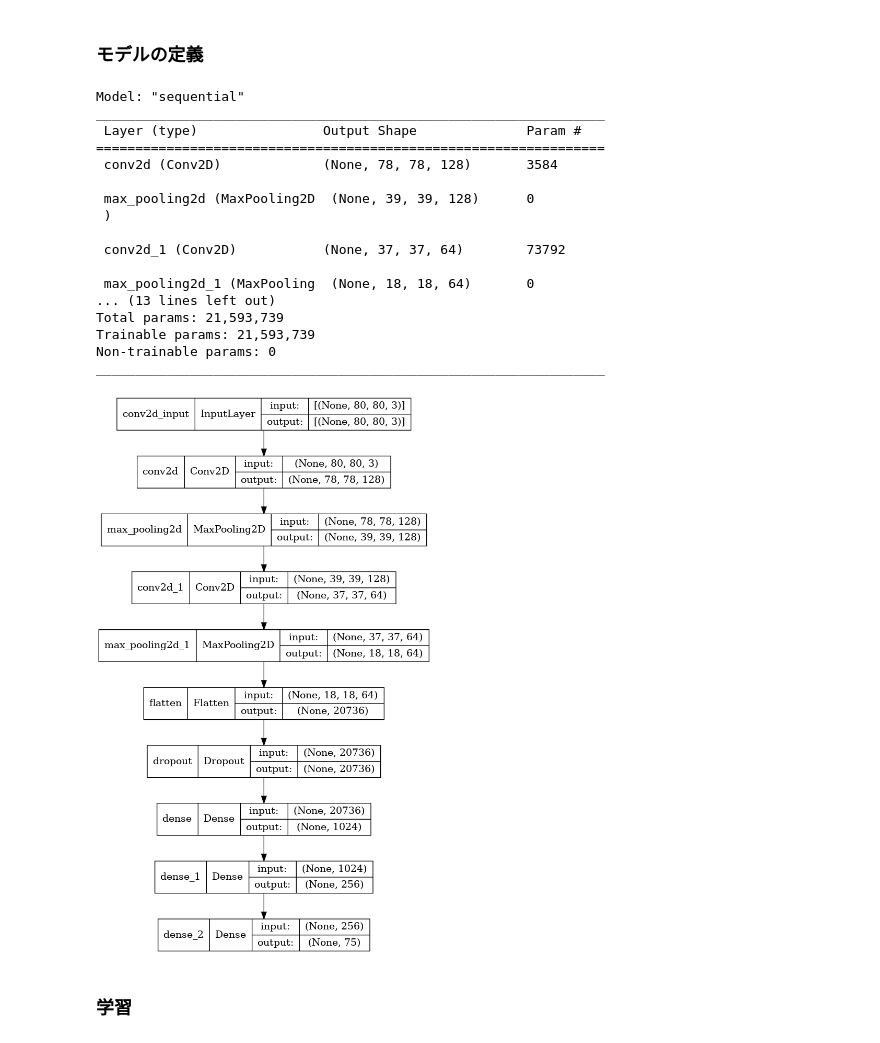
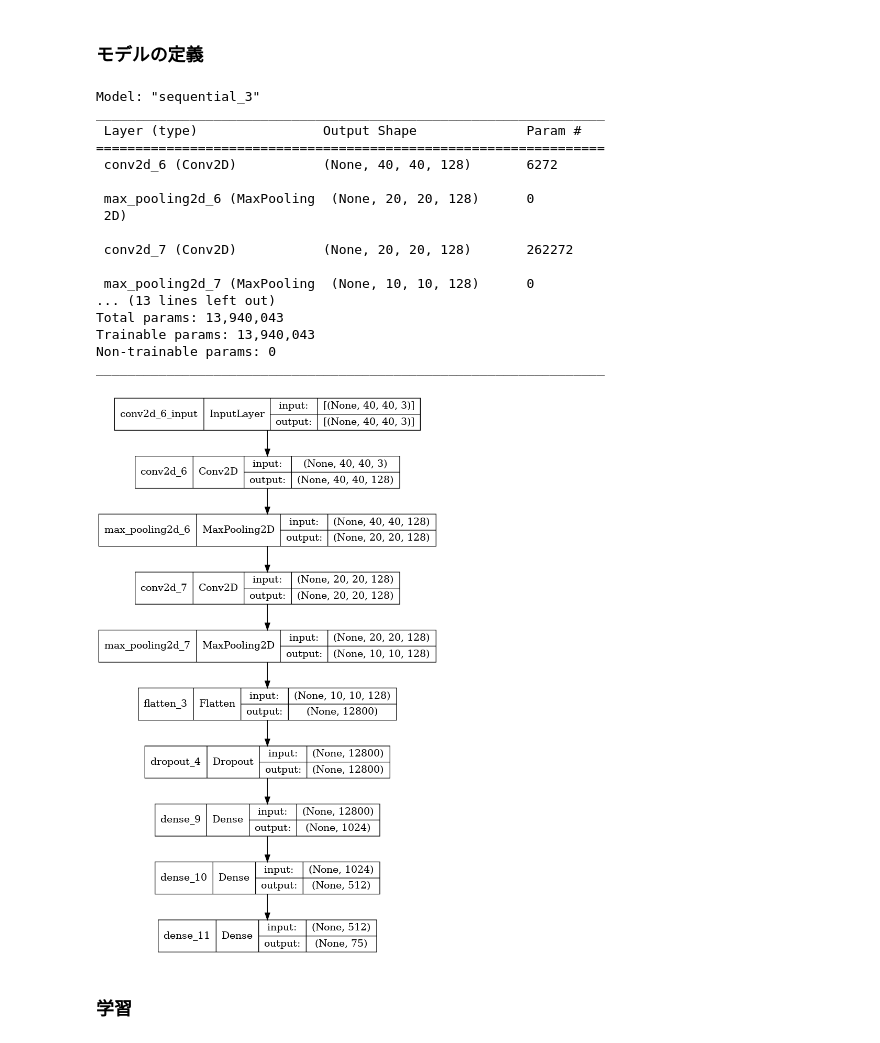
Before and after one commit to youngeek-0410/bingo-checker, a Jupyter notebook: programs/ML/machine_learning.ipynb, the cells around one changed output. Cells and saved outputs as stored; diff of their text form; code cells hidden in the pictures.

```diff
--- a/programs/ML/machine_learning.ipynb
+++ b/programs/ML/machine_learning.ipynb
@@ -18,6 +18,12 @@ import time
 import random
 import numpy as np
 import glob
+import pandas as pd
+import seaborn as sns
+from sklearn.metrics import confusion_matrix
+
+%matplotlib inline
+sns.set(style='white', context='notebook', palette='deep')
 # %% [markdown]
 ### 乱数固定
 # %%
@@ -40,14 +45,14 @@ os.environ['TF_CPP_MIN_LOG_LEVEL'] = '3'
 # %% [markdown]
 ### About dataset
 # %%
-TRAINING_DIR = "./train-dataset"
-VALIDATION_DIR = "./valid-dataset"
+TRAIN_DATA_DIR = "./train-dataset"
+VALID_DATA_DIR = "./valid-dataset"
 
 sum_train_num_files = 0
 sum_valid_num_files = 0
 for num in range(1, 76):
-    train_num_files = len(glob.glob(f'{TRAINING_DIR}/{num}/*.jpg'))
-    valid_num_files = len(glob.glob(f'{VALIDATION_DIR}/{num}/*.jpg'))
+    train_num_files = len(glob.glob(f'{TRAIN_DATA_DIR}/{num}/*.jpg'))
+    valid_num_files = len(glob.glob(f'{VALID_DATA_DIR}/{num}/*.jpg'))
     # print(f"{num}: {train_num_files}, {valid_num_files}")
     sum_train_num_files += train_num_files
     sum_valid_num_files += valid_num_files
@@ -60,8 +65,9 @@ sum: 2338, 375
 date_now = str(datetime.datetime.now().strftime('%Y%m%d-%H%M%S'))
 
 # info
+SEED = 42
 VERBOSE = 1
-IMG_SIZE = (80, 80)
+IMG_SIZE = (40, 40)
 MODEL_SAVE_DIR = f"./models/{date_now}"
 os.makedirs(MODEL_SAVE_DIR, exist_ok=True)
 
@@ -72,21 +78,19 @@ VALID_IMAGES = sum_valid_num_files
 # params
 data_generator_param = {
     "rescale": 1 / 256,  # 各ピクセルの値を0以上1以下に正規化(一般的な画像データは256階調で画素の明るさを表現しているから)
-    "rotation_range": 3,
-    "width_shift_range": 0.05,
-    "height_shift_range": 0.05,
-    "shear_range": 0.05,
+    "rotation_range": 5,
+    "width_shift_range": 0.15,
+    "height_shift_range": 0.15,
     "zoom_range": 0.05,
-    "fill_mode": "nearest",
+    "fill_mode": "constant",
+    "cval": 255,
 }
-EPOCHS = 100
+EPOCHS = 50
 TRAIN_BATCHSIZE = 2
 VAL_BATCHSIZE = 1
 
-STEPS_PER_EPOCH = TRAIN_IMAGES // TRAIN_BATCHSIZE
-VALIDATION_STEPS = VALID_IMAGES // VAL_BATCHSIZE
-
 LOSS = 'categorical_crossentropy'
-OPTIMIZER = 'rmsprop'
+# OPTIMIZER = tf.keras.optimizers.Adam(lr=0.001, beta_1=0.9, beta_2=0.999, epsilon=None, decay=0.0, amsgrad=False)
+OPTIMIZER = tf.keras.optimizers.RMSprop(learning_rate=0.001, rho=0.9, epsilon=None, decay=0.0)
 METRICS = 'accuracy'
 # %%
@@ -129,40 +164,40 @@ tensorboard --logdir  ./programs/ML/models/
 # %%
 model = tf.keras.models.Sequential([
     tf.keras.layers.Conv2D(
-        128, (3, 3), activation='relu', input_shape=(
-            80, 80, 3)),
+        128, (4, 4), activation='relu', padding='Same', input_shape=IMG_SIZE+(3,)),
     tf.keras.layers.MaxPooling2D(2, 2),
-    tf.keras.layers.Conv2D(64, (3, 3), activation='relu'),
+    tf.keras.layers.Conv2D(128, (4, 4), activation='relu', padding='Same'),
+    # tf.keras.layers.BatchNormalization(),
     tf.keras.layers.MaxPooling2D(2, 2),
     tf.keras.layers.Flatten(),
     tf.keras.layers.Dropout(0.5),
     tf.keras.layers.Dense(1024, activation='relu'),
-    tf.keras.layers.Dense(256, activation='relu'),
-    tf.keras.layers.Dense(NUM_CLASSES, activation='softmax')
+    tf.keras.layers.Dense(512, activation='relu'),
+    tf.keras.layers.Dense(NUM_CLASSES, activation='softmax'),
 ])
 model.summary()
 
 date_now = str(datetime.datetime.now().strftime('%Y%m%d-%H%M%S'))
 plot_model(model, to_file=f'{MODEL_SAVE_DIR}/' + "NN-model-summary.png", show_shapes=True)
 # %% [output]
-Model: "sequential"
+Model: "sequential_3"
 _________________________________________________________________
  Layer (type)                Output Shape              Param #
 =================================================================
- conv2d (Conv2D)             (None, 78, 78, 128)       3584
+ conv2d_6 (Conv2D)           (None, 40, 40, 128)       6272
 
- max_pooling2d (MaxPooling2D  (None, 39, 39, 128)      0
- )
+ max_pooling2d_6 (MaxPooling  (None, 20, 20, 128)      0
+ 2D)
 
- conv2d_1 (Conv2D)           (None, 37, 37, 64)        73792
+ conv2d_7 (Conv2D)           (None, 20, 20, 128)       262272
 
- max_pooling2d_1 (MaxPooling  (None, 18, 18, 64)       0
+ max_pooling2d_7 (MaxPooling  (None, 10, 10, 128)      0
 ... (13 lines left out)
-Total params: 21,593,739
-Trainable params: 21,593,739
+Total params: 13,940,043
+Trainable params: 13,940,043
 Non-trainable params: 0
 _________________________________________________________________
-[figure, old version]
+[figure, new version]
 # %% [markdown]
 ### 学習
 # %%
```
Also changed, not shown: parts of 8 cells of this notebook, 18 other files.
